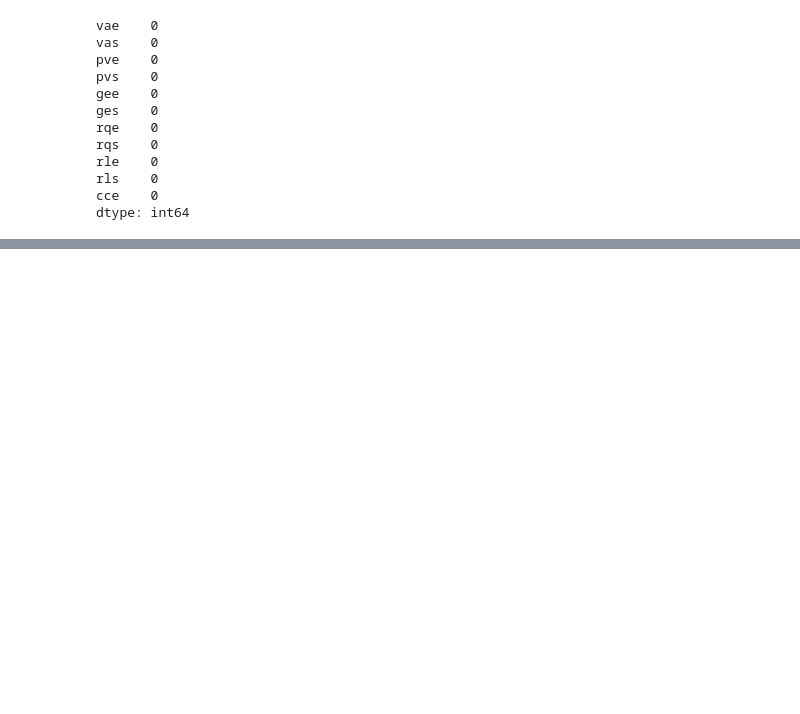
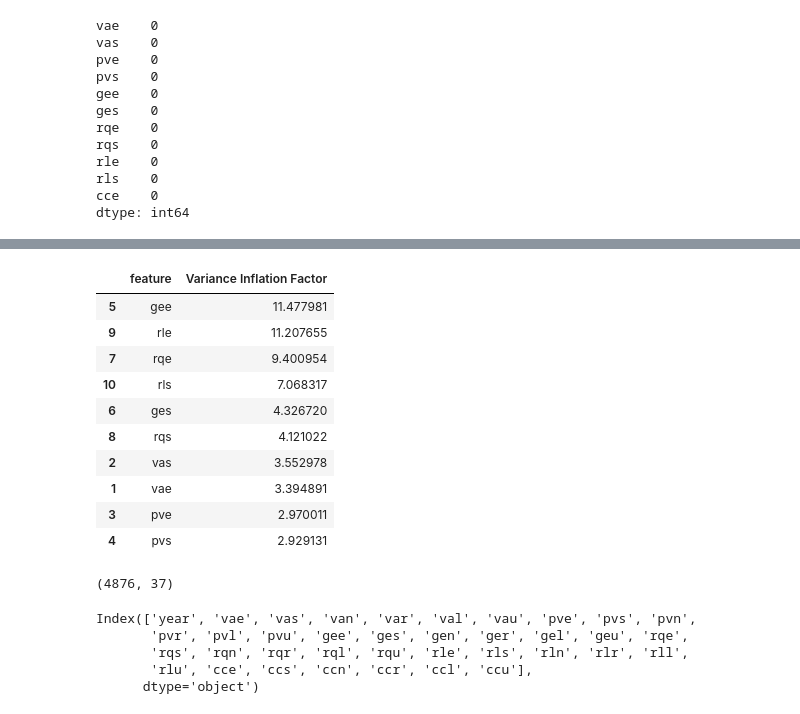
Before and after one commit to N-Maurice/Regression_analysis_mobile_application, a Jupyter notebook: wgi_corruption_linear_regression.ipynb, the cells around one changed output, grey strips where cells are left out. Drawn from its saved outputs; the diff is of its cells as text; code cells hidden in the pictures; blank space fills up the shorter version.

```diff
--- a/wgi_corruption_linear_regression.ipynb
+++ b/wgi_corruption_linear_regression.ipynb
@@ -333,0 +465,41 @@ dtype: int64
+# %%
+from statsmodels.stats.outliers_influence import variance_inflation_factor
+from statsmodels.tools.tools import add_constant
+
+vif_feature_cols = ["vae", "vas", "pve", "pvs", "gee", "ges", "rqe", "rqs", "rle", "rls"]
+
+X_vif = add_constant(clean_data_interp[vif_feature_cols])
+
+vif = pd.DataFrame()
+vif["feature"] = X_vif.columns
+vif["Variance Inflation Factor"] = [
+    variance_inflation_factor(X_vif.values, i) for i in range(X_vif.shape[1])
+]
+vif = vif[vif["feature"] != "const"].sort_values("Variance Inflation Factor", ascending=False)
+vif
+# %% [output]
+|  | feature | Variance Inflation Factor |
+| 5 | gee | 11.477981 |
+| 9 | rle | 11.207655 |
+| 7 | rqe | 9.400954 |
+| 10 | rls | 7.068317 |
+| 6 | ges | 4.326720 |
+| 8 | rqs | 4.121022 |
+| 2 | vas | 3.552978 |
+| 1 | vae | 3.394891 |
+| 3 | pve | 2.970011 |
+| 4 | pvs | 2.929131 |
+# %%
+columns_to_drop = ["Unnamed: 0", "code", "countryname"]
+model_data = clean_data_interp.drop(columns=columns_to_drop)
+model_data.shape
+# %% [output]
+(4876, 37)
+# %%
+model_data.columns
+# %% [output]
+Index(['year', 'vae', 'vas', 'van', 'var', 'val', 'vau', 'pve', 'pvs', 'pvn',
+       'pvr', 'pvl', 'pvu', 'gee', 'ges', 'gen', 'ger', 'gel', 'geu', 'rqe',
+       'rqs', 'rqn', 'rqr', 'rql', 'rqu', 'rle', 'rls', 'rln', 'rlr', 'rll',
+       'rlu', 'cce', 'ccs', 'ccn', 'ccr', 'ccl', 'ccu'],
+      dtype='object')
```
Also changed, not shown: parts of 7 cells of this notebook.
